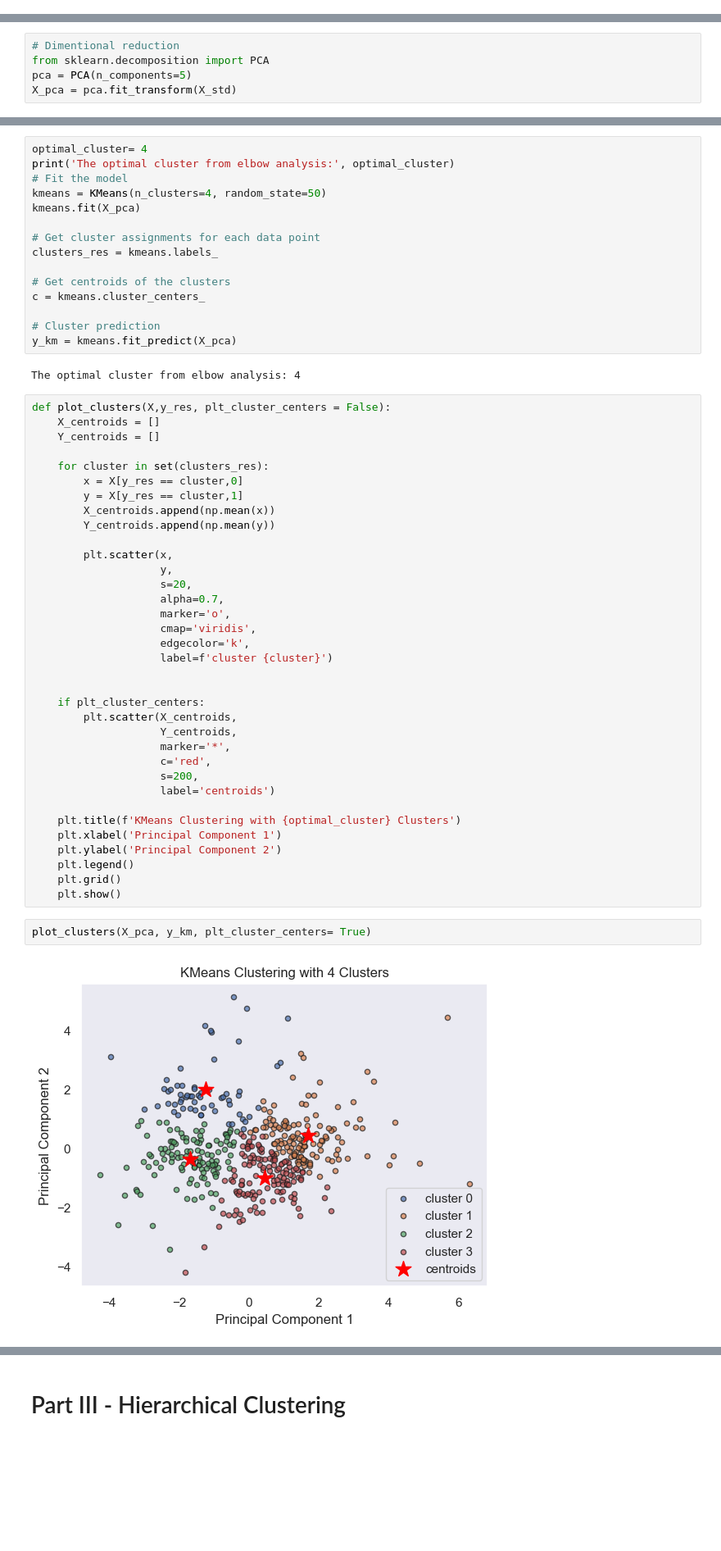
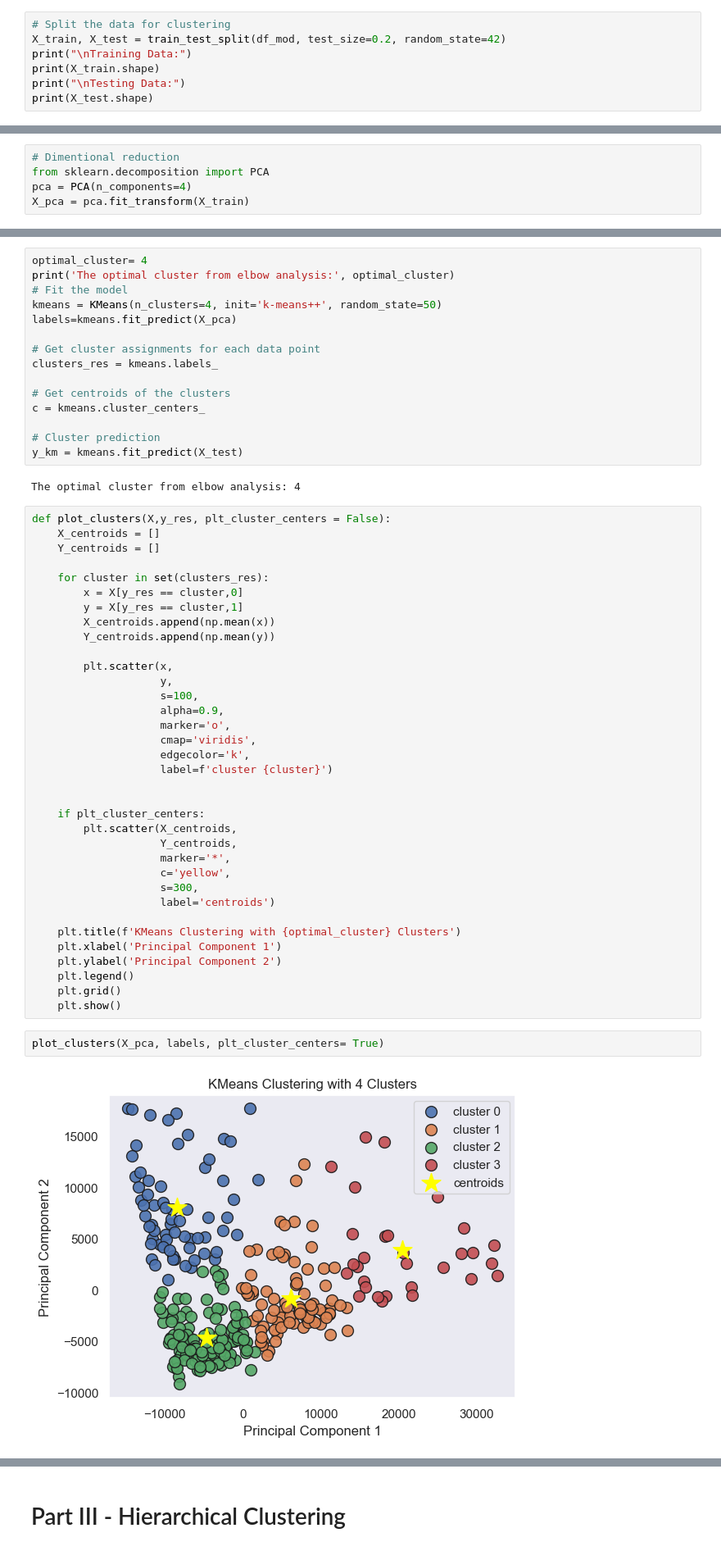
Before and after one commit to tina96pham/LHL_UnsupervisedLearning_MLProject, a Jupyter notebook: Output/Unsupervised Learning - Project.ipynb, the cells around one changed output, grey strips where cells are left out. Shown at 82% size. Cells and saved outputs as stored; diff of their text form; blank space fills up the shorter version.

Commit message:
Update with data cleaning

```diff
--- a/Output/Unsupervised Learning - Project.ipynb
+++ b/Output/Unsupervised Learning - Project.ipynb
@@ -160,3 +187,10 @@ import matplotlib.pyplot as plt
 from sklearn.metrics import silhouette_score
 import warnings
 warnings.filterwarnings('ignore')
+# %%
+# Split the data for clustering
+X_train, X_test = train_test_split(df_mod, test_size=0.2, random_state=42)
+print("\nTraining Data:")
+print(X_train.shape)
+print("\nTesting Data:")
+print(X_test.shape)
@@ -171,8 +211,8 @@ X_std= scaler.fit_transform(df_log)
 # %%
 # Dimentional reduction
 from sklearn.decomposition import PCA
-pca = PCA(n_components=5)
-X_pca = pca.fit_transform(X_std)
+pca = PCA(n_components=4)
+X_pca = pca.fit_transform(X_train)
 # %% [markdown]
 ### Elbow Method
 - Optimal number of cluster
@@ -198,8 +238,8 @@ Text(0.5, 1.0, 'Elbow Plot for K-Means Clustering')
 optimal_cluster= 4
 print('The optimal cluster from elbow analysis:', optimal_cluster)
 # Fit the model
-kmeans = KMeans(n_clusters=4, random_state=50)
-kmeans.fit(X_pca)
+kmeans = KMeans(n_clusters=4, init='k-means++', random_state=50)
+labels=kmeans.fit_predict(X_pca)
 
 # Get cluster assignments for each data point
 clusters_res = kmeans.labels_
@@ -208,7 +248,7 @@ clusters_res = kmeans.labels_
 c = kmeans.cluster_centers_
 
 # Cluster prediction
-y_km = kmeans.fit_predict(X_pca)
+y_km = kmeans.fit_predict(X_test)
 # %% [output]
 The optimal cluster from elbow analysis: 4
 # %%
@@ -224,8 +264,8 @@ def plot_clusters(X,y_res, plt_cluster_centers = False):
 
         plt.scatter(x,
                     y,
-                    s=20,
-                    alpha=0.7,
+                    s=100,
+                    alpha=0.9,
                     marker='o',
                     cmap='viridis',
                     edgecolor='k',
@@ -236,8 +276,8 @@ def plot_clusters(X,y_res, plt_cluster_centers = False):
         plt.scatter(X_centroids,
                     Y_centroids,
                     marker='*',
-                    c='red',
-                    s=200,
+                    c='yellow',
+                    s=300,
                     label='centroids')
 
     plt.title(f'KMeans Clustering with {optimal_cluster} Clusters')
@@ -247,9 +287,9 @@ def plot_clusters(X,y_res, plt_cluster_centers = False):
     plt.grid()
     plt.show()
 # %%
-plot_clusters(X_pca, y_km, plt_cluster_centers= True)
+plot_clusters(X_pca, labels, plt_cluster_centers= True)
 # %% [output]
-[figure, old version]
+[figure, new version]
 # %%
 cluster_data = X_pca[0]
 centroids=c.copy()
```
Also changed, not shown: parts of 49 cells of this notebook, 3 other files.
